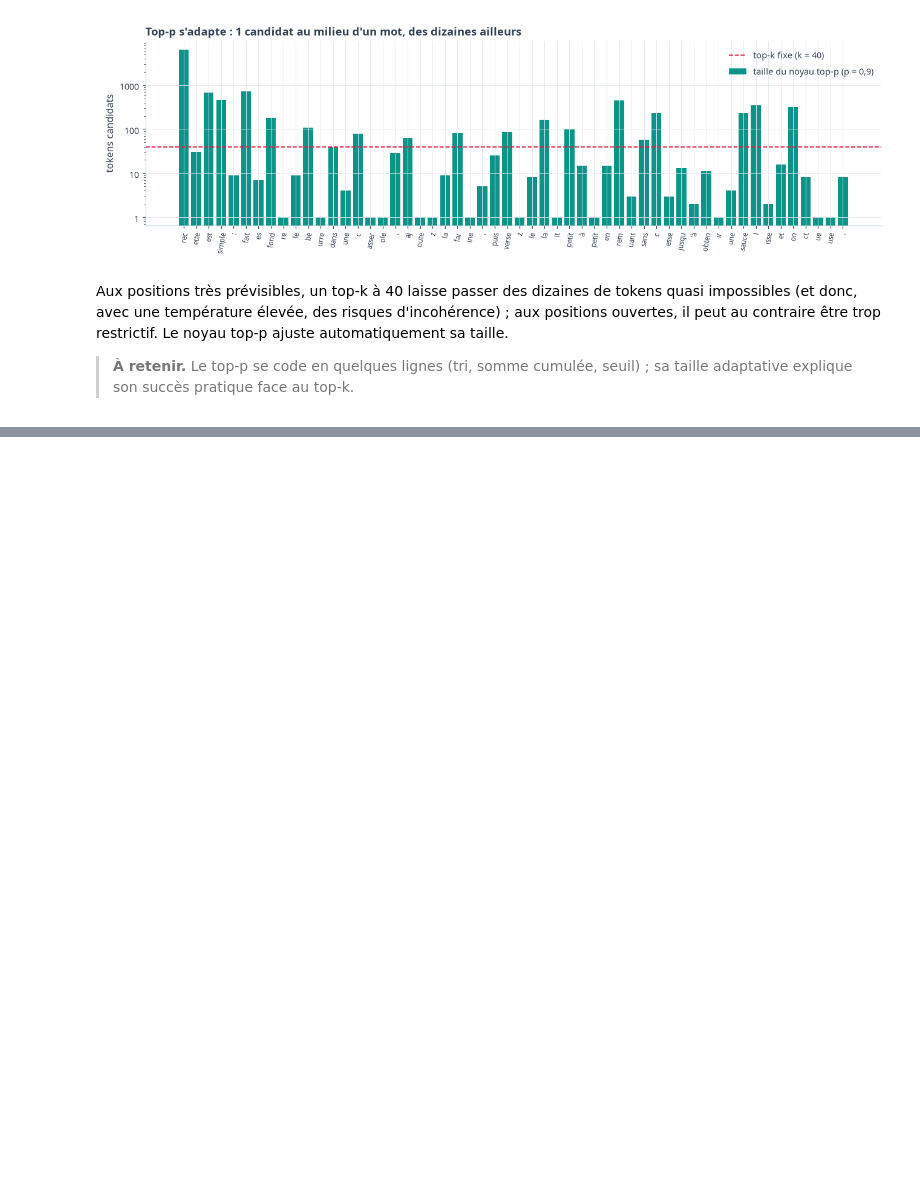
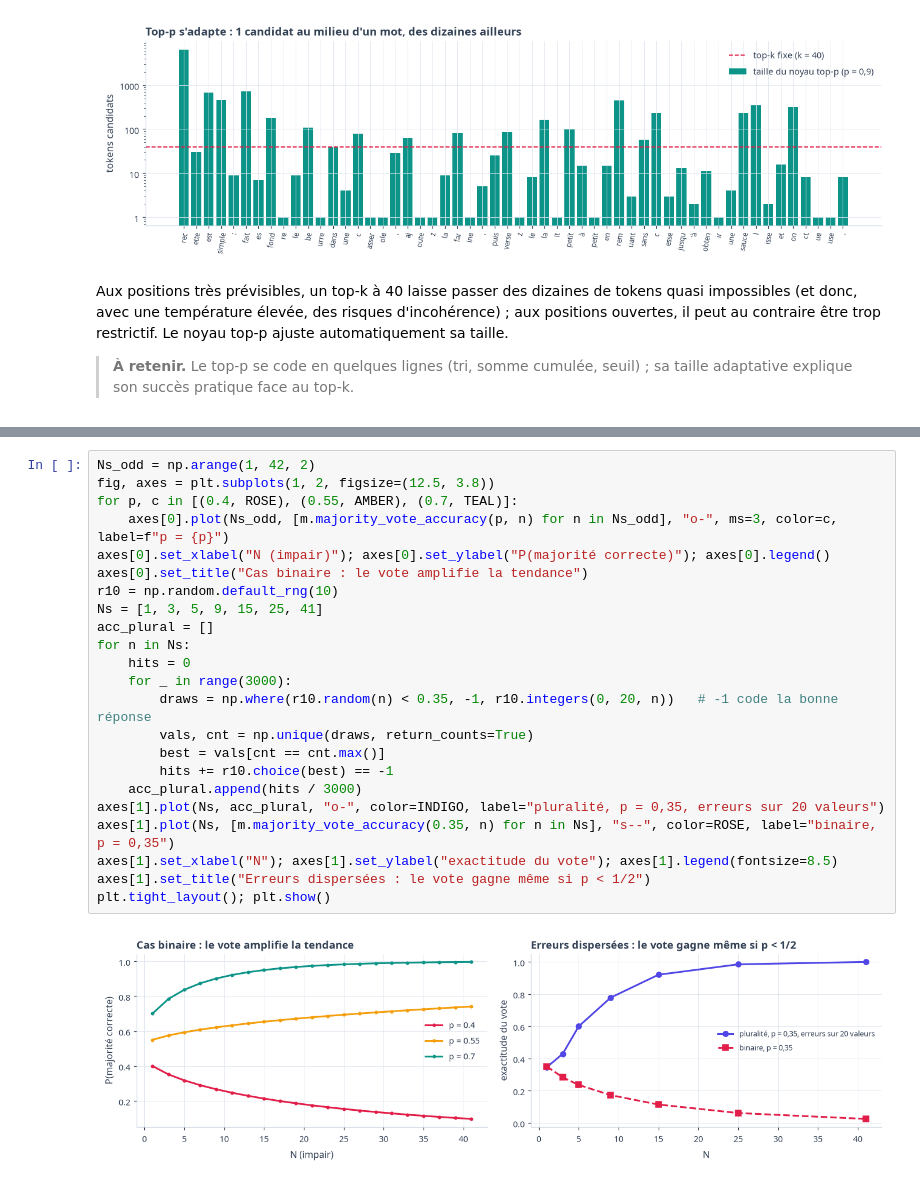
Before and after one commit to gwils28/AI_Engineering__ByTheBook, a Jupyter notebook: notebooks/ch02_comprendre_modeles_fondation/ch02_exercices_07-12.ipynb, the cells around one changed output, grey strips where cells are left out. Drawn from its saved outputs; the diff is of its cells as text; blank space fills up the shorter version.

Commit message:
Exercices ch02 : 2.10 : Le vote majoritaire, de Condorcet à un vrai modèle ; 2.11 : Décodage contraint par arbre de préfixes (+1)

```diff
--- a/notebooks/ch02_comprendre_modeles_fondation/ch02_exercices_07-12.ipynb
+++ b/notebooks/ch02_comprendre_modeles_fondation/ch02_exercices_07-12.ipynb
@@ -282,0 +313,25 @@ automatiquement sa taille.
+# %%
+Ns_odd = np.arange(1, 42, 2)
+fig, axes = plt.subplots(1, 2, figsize=(12.5, 3.8))
+for p, c in [(0.4, ROSE), (0.55, AMBER), (0.7, TEAL)]:
+    axes[0].plot(Ns_odd, [m.majority_vote_accuracy(p, n) for n in Ns_odd], "o-", ms=3, color=c, label=f"p = {p}")
+axes[0].set_xlabel("N (impair)"); axes[0].set_ylabel("P(majorité correcte)"); axes[0].legend()
+axes[0].set_title("Cas binaire : le vote amplifie la tendance")
+r10 = np.random.default_rng(10)
+Ns = [1, 3, 5, 9, 15, 25, 41]
+acc_plural = []
+for n in Ns:
+    hits = 0
+    for _ in range(3000):
+        draws = np.where(r10.random(n) < 0.35, -1, r10.integers(0, 20, n))   # -1 code la bonne réponse
+        vals, cnt = np.unique(draws, return_counts=True)
+        best = vals[cnt == cnt.max()]
+        hits += r10.choice(best) == -1
+    acc_plural.append(hits / 3000)
+axes[1].plot(Ns, acc_plural, "o-", color=INDIGO, label="pluralité, p = 0,35, erreurs sur 20 valeurs")
+axes[1].plot(Ns, [m.majority_vote_accuracy(0.35, n) for n in Ns], "s--", color=ROSE, label="binaire, p = 0,35")
+axes[1].set_xlabel("N"); axes[1].set_ylabel("exactitude du vote"); axes[1].legend(fontsize=8.5)
+axes[1].set_title("Erreurs dispersées : le vote gagne même si p < 1/2")
+plt.tight_layout(); plt.show()
+# %% [output]
+[figure, added]
```
Also changed, not shown: parts of 23 cells of this notebook.
